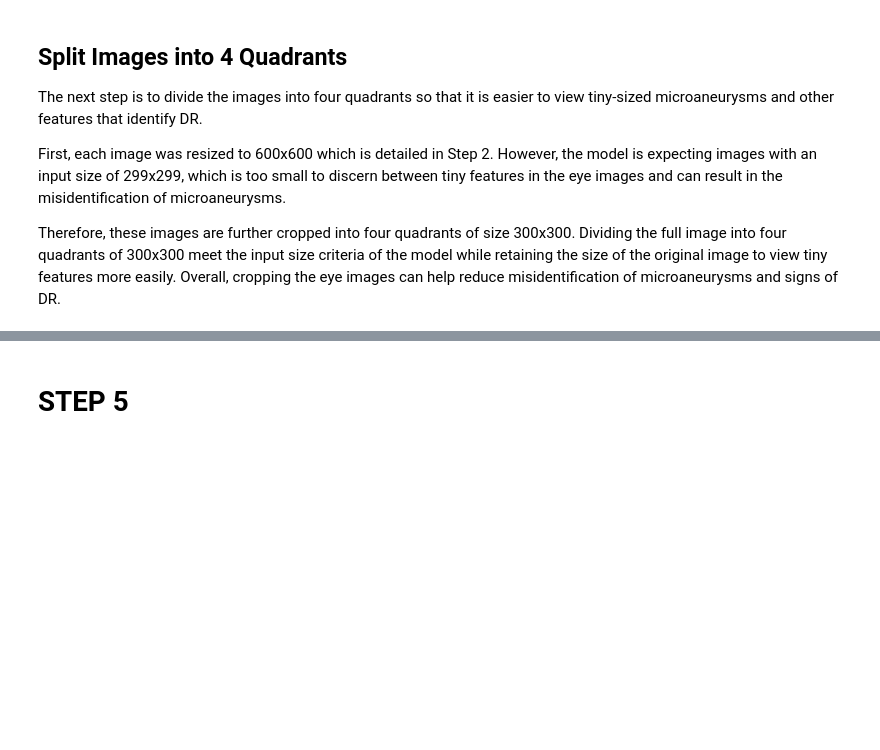
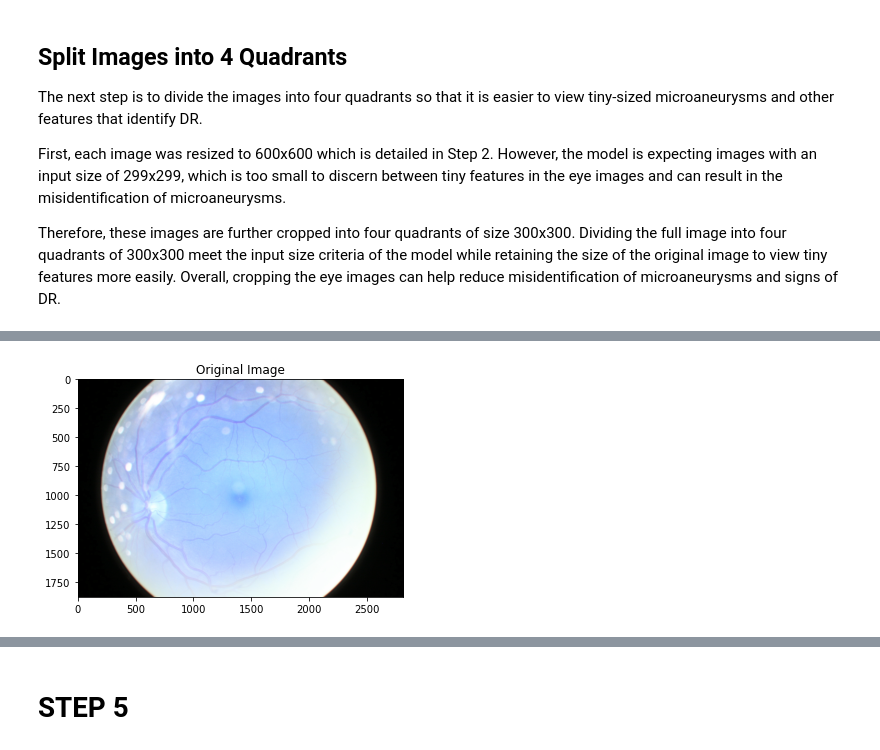
Before and after one commit to lykelly19/Computing-for-Health-and-Medicine-Final, a Jupyter notebook: DR Detection Group 9.ipynb, the cells around one changed output, grey strips where cells are left out. Saved outputs shown, nothing was run; the diff lists cells and outputs as text; code cells hidden in the pictures; blank space fills up the shorter version.

Commit message:
turn more code into functions and add to main loop

```diff
--- a/DR Detection Group 9.ipynb
+++ b/DR Detection Group 9.ipynb
@@ -602,3 +549,23 @@ plt.show()
 # cv2.imshow("Bottom Right Corner", bottomLeft)
 # cv2.imshow("Bottom Left Corner", bottomRight)
 # cv2.waitKey(0)
+# %%
+# Source: https://neuraspike.com/blog/split-and-manipulate-pixels-opencv/
+
+# Load the image, get it's special dimensions (width and height),
+# Then display the original image to our screen
+
+def create_quadrants(image):
+
+    (h, w) = image.shape[:2]
+    cv2.imshow('Original', image)
+
+    # compute the center coordinate of the image
+    (cX, cY) = (w // 2, h // 2)
+
+    topLeft = image[0:cY, 0:cX]
+    topRight = image[0:cY, cX:w]
+    bottomLeft = image[cY:h, 0:cX]
+    bottomRight = image[cY:h, cX:w]
+
+    return (topLeft, topRight, bottomLeft, bottomRight)
@@ -604,0 +576,78 @@ plt.show()
+# %%
+# Load image directory
+img_dir = "data/labeled_data"
+
+# Iterate through labeled folders
+for i in range(5):
+    n_img_dir = img_dir + "/" + str(i)
+    print(n_img_dir)
+
+    # Directory exists
+    if (os.path.isdir(n_img_dir)):
+
+        # Iterate through images
+        for img in os.listdir(n_img_dir):
+
+            # Check the file extension
+            if (img.endswith(".jpeg")):
+
+                print(img)
+
+                # Load image
+                # img = cv2.imread(n_img_dir + "/" + img)
+
+                # test image
+                labeled_folder_0_dir = "data/labeled_data/0/"  # filepath for 0 severity image folder
+                img = cv2.imread(labeled_folder_0_dir + "10626_right.jpeg")
+                plt.title("Original Image")
+                plt.imshow(img)
+                plt.show()
+
+                # Resize image object to 600 x 600
+                img = cv2.resize(img, (600,600))
+                plt.title("Resized Image")
+                plt.imshow(img)
+                plt.show()
+
+                # color normalize
+                img = color_normalize(img)
+                plt.title("Image with Color Normalization")
+                plt.imshow(img)
+                plt.show()
+
+                # Median Filtering
+                img = median_filter(img)
+                plt.title("Image with Median Filtering")
+                plt.imshow(img)
+                plt.show()
+
+                # CLAHE
+                img = clahe_function(img) # applying CLAHE on image
+                plt.title("Image with CLAHE")
+                plt.imshow(img)
+                plt.show()
+
+                # split images into 4 quadrants
+                q1, q2, q3, q4 = create_quadrants(img)
+                plt.imshow(q1)
+                plt.show()
+
+                plt.imshow(q2)
+                plt.show()
+
+                plt.imshow(q3)
+                plt.show()
+
+                plt.imshow(q4)
+                plt.show()
+
+
+                # for-loop that goes through all 4 quadrants
+                    # data augmentation steps
+
+                    # Save images (new folder or during runtime?)
+                    # divide into quadrant folders? or quadrant arrays
+
+            break # Remove break to apply median filter to all images
+        break
+# %% [output]
@@ -604,0 +656 @@ plt.show()
+[figure, added]
```
Also changed, not shown: parts of 9 cells of this notebook, 1 other file.
